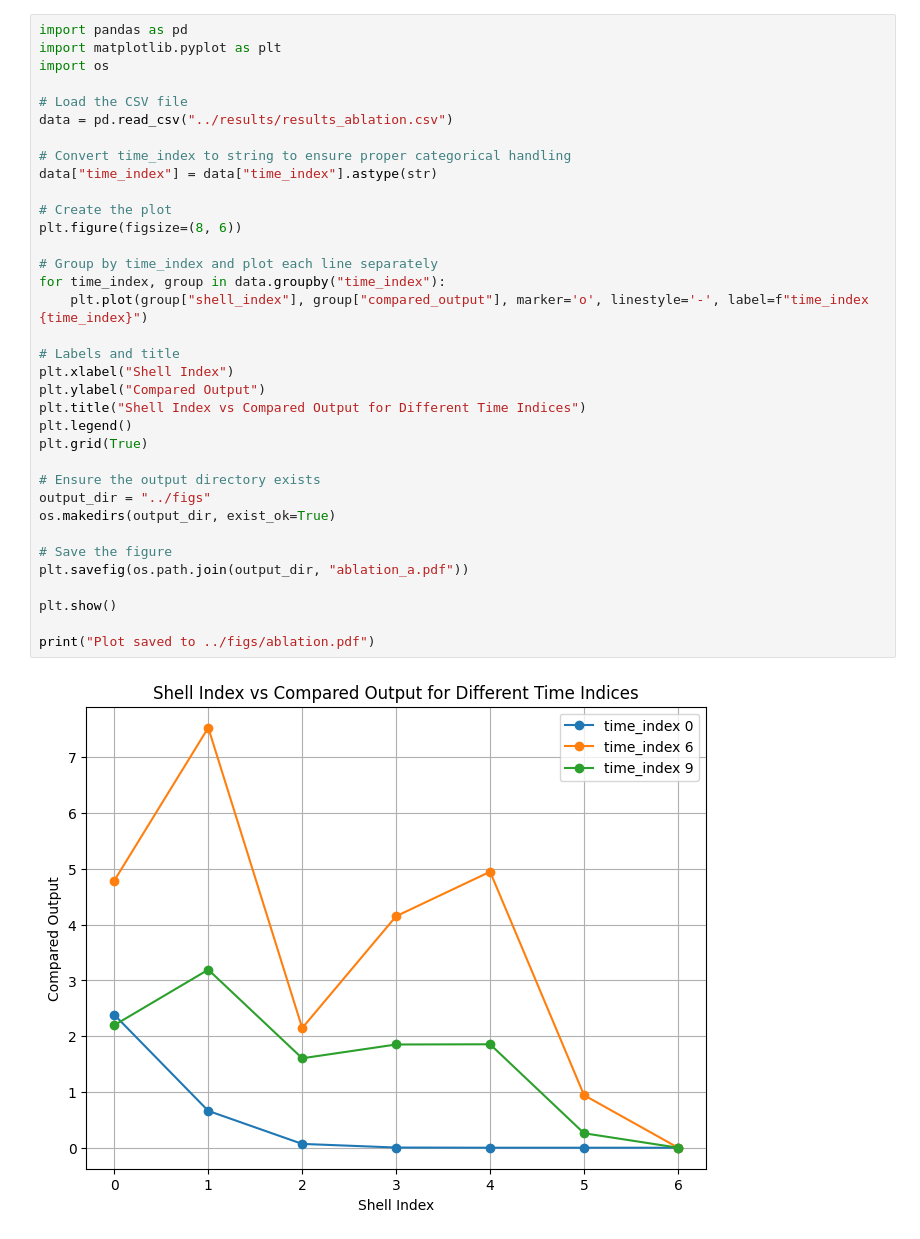
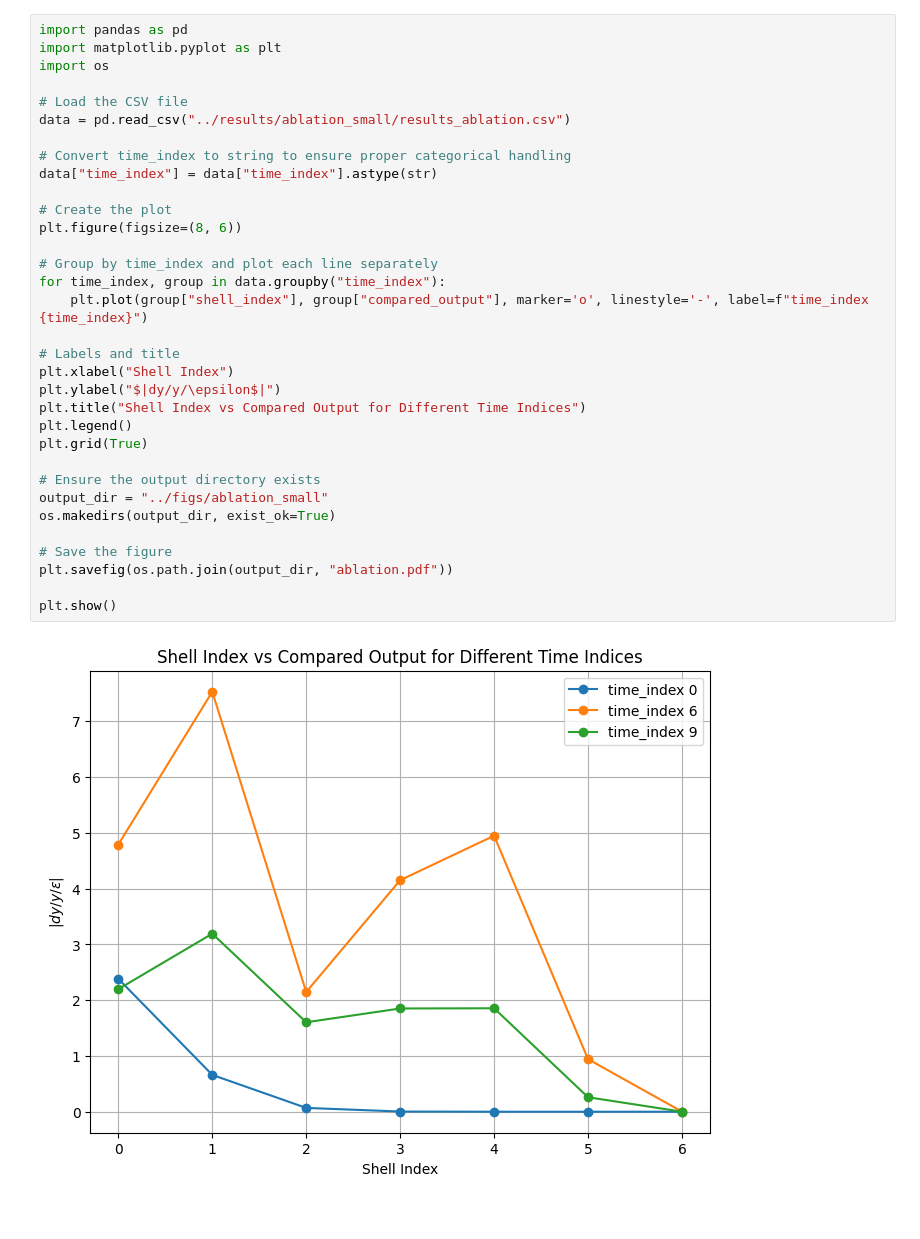
Before and after one commit to knagaitsev/deepmind-research, a Jupyter notebook: glassy_dynamics/analysis/ablation.ipynb, the cells around one changed output. Drawn from its saved outputs; the diff is of its cells as text.

```diff
--- a/glassy_dynamics/analysis/ablation.ipynb
+++ b/glassy_dynamics/analysis/ablation.ipynb
@@ -1,37 +1,35 @@
 # %%
 import pandas as pd
 import matplotlib.pyplot as plt
 import os
 
 # Load the CSV file
-data = pd.read_csv("../results/results_ablation.csv")
+data = pd.read_csv("../results/ablation_small/results_ablation.csv")
 
 # Convert time_index to string to ensure proper categorical handling
 data["time_index"] = data["time_index"].astype(str)
 
 # Create the plot
 plt.figure(figsize=(8, 6))
 
 # Group by time_index and plot each line separately
 for time_index, group in data.groupby("time_index"):
     plt.plot(group["shell_index"], group["compared_output"], marker='o', linestyle='-', label=f"time_index {time_index}")
 
 # Labels and title
 plt.xlabel("Shell Index")
-plt.ylabel("Compared Output")
+plt.ylabel("$|dy/y/\epsilon$|")
 plt.title("Shell Index vs Compared Output for Different Time Indices")
 plt.legend()
 plt.grid(True)
 
 # Ensure the output directory exists
-output_dir = "../figs"
+output_dir = "../figs/ablation_small"
 os.makedirs(output_dir, exist_ok=True)
 
 # Save the figure
-plt.savefig(os.path.join(output_dir, "ablation_a.pdf"))
+plt.savefig(os.path.join(output_dir, "ablation.pdf"))
 
 plt.show()
-
-print("Plot saved to ../figs/ablation.pdf")
 # %% [output]
-[figure, old version]
+[figure, new version]
```
Also changed, not shown: parts of 1 cell of this notebook, 5 other files.
